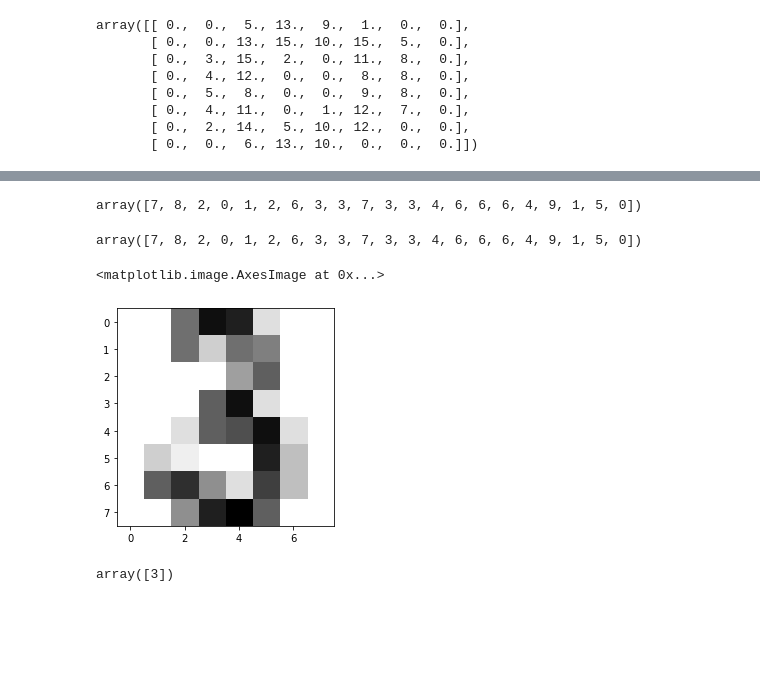
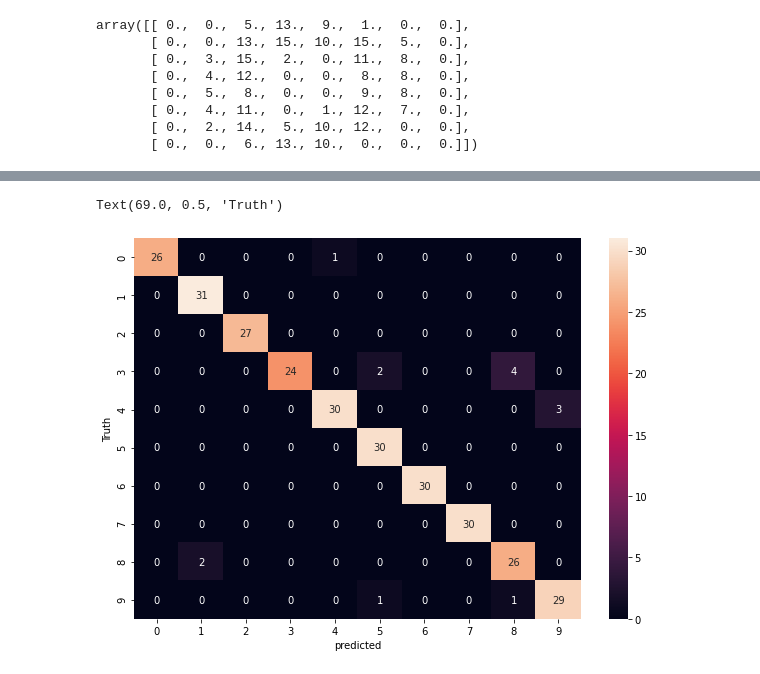
Before and after one commit to anshulsarnayak/ML-Trained-models, a Jupyter notebook: Recognizing Handwritten Digits .ipynb, the cells around one changed output, grey strips where cells are left out. Saved outputs shown, nothing was run; the diff lists cells and outputs as text; code cells hidden in the pictures; blank space fills up the shorter version.

```diff
--- a/Recognizing Handwritten Digits .ipynb
+++ b/Recognizing Handwritten Digits .ipynb
@@ -8,0 +5,4 @@ print(digits.DESCR)
+# %%
+from sklearn.datasets import load_digits
+dig=load_digits()
+dir(dig)
@@ -20,2 +43,3 @@ array([[ 0.,  0.,  5., 13.,  9.,  1.,  0.,  0.],
 # %%
 svc = svm.SVC(gamma=0.001, C=100.)
+svc.fit( dig.data[:1500] ,dig.target[:1500])
@@ -59,2 +53,0 @@ interpolation='nearest')
-# %%
-svc.fit(digits.data[1:1790], digits.target[1:1790])
@@ -79,18 +58,17 @@ array([7, 6, 3])
-# %%
-svc.predict(digits.data[568:589])
-# %% [output]
-array([7, 8, 2, 0, 1, 2, 6, 3, 3, 7, 3, 3, 4, 6, 6, 6, 4, 9, 1, 5, 0])
-# %%
-digits.target[568:589]
-# %% [output]
-array([7, 8, 2, 0, 1, 2, 6, 3, 3, 7, 3, 3, 4, 6, 6, 6, 4, 9, 1, 5, 0])
-# %%
-plt.imshow(digits.images[999], cmap=plt.cm.gray_r,
-interpolation='nearest')
-# %% [output]
-<matplotlib.image.AxesImage at 0x...>
-[figure, removed]
-# %%
-svc.predict(digits.data[999:1000])
-# %% [output]
-array([3])
+# %%
+y_pred = svc.predict(dig.data[1500:])
+y_test = dig.target[1500:]
+# %%
+from sklearn.metrics import confusion_matrix
+cm=confusion_matrix(y_test,y_pred)
+
+%matplotlib inline
+import matplotlib.pyplot as plt
+import seaborn as sns
+plt.figure(figsize=(10,7))
+sns.heatmap(cm,annot=True)
+plt.xlabel('predicted')
+plt.ylabel('Truth')
+# %% [output]
+Text(69.0, 0.5, 'Truth')
+[figure, added]
```
Also changed, not shown: parts of 15 cells of this notebook.
